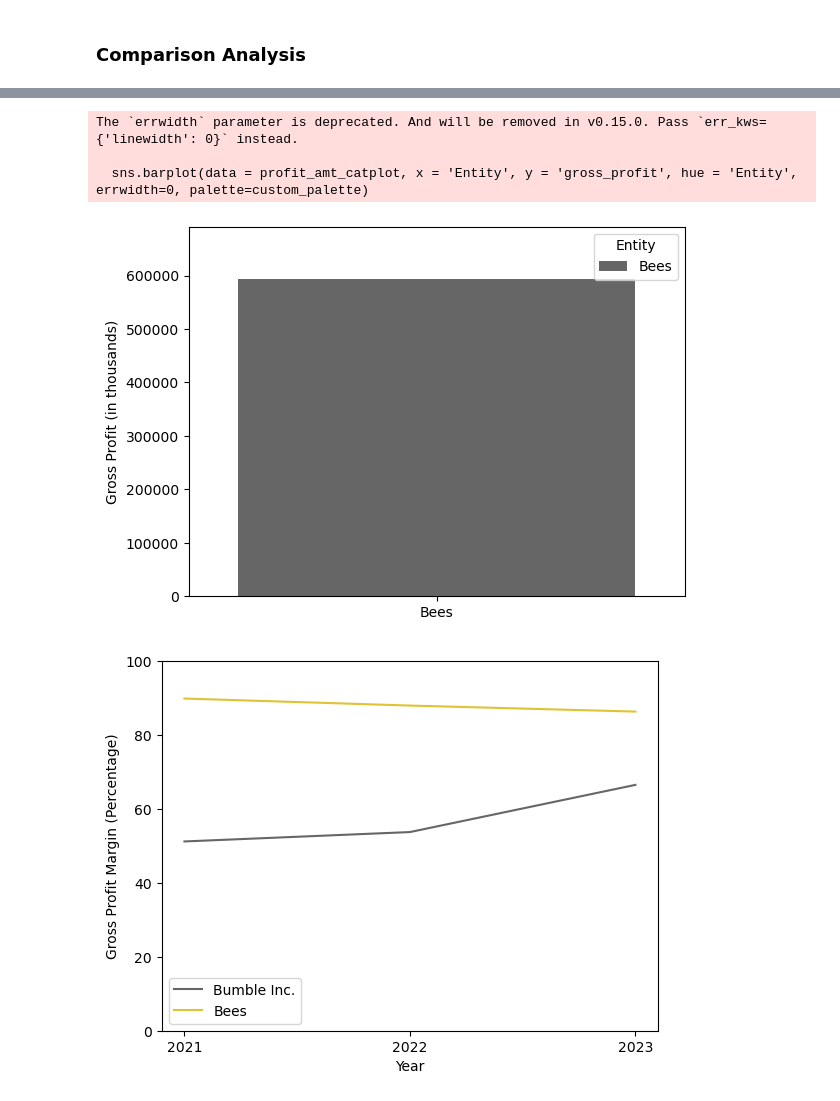
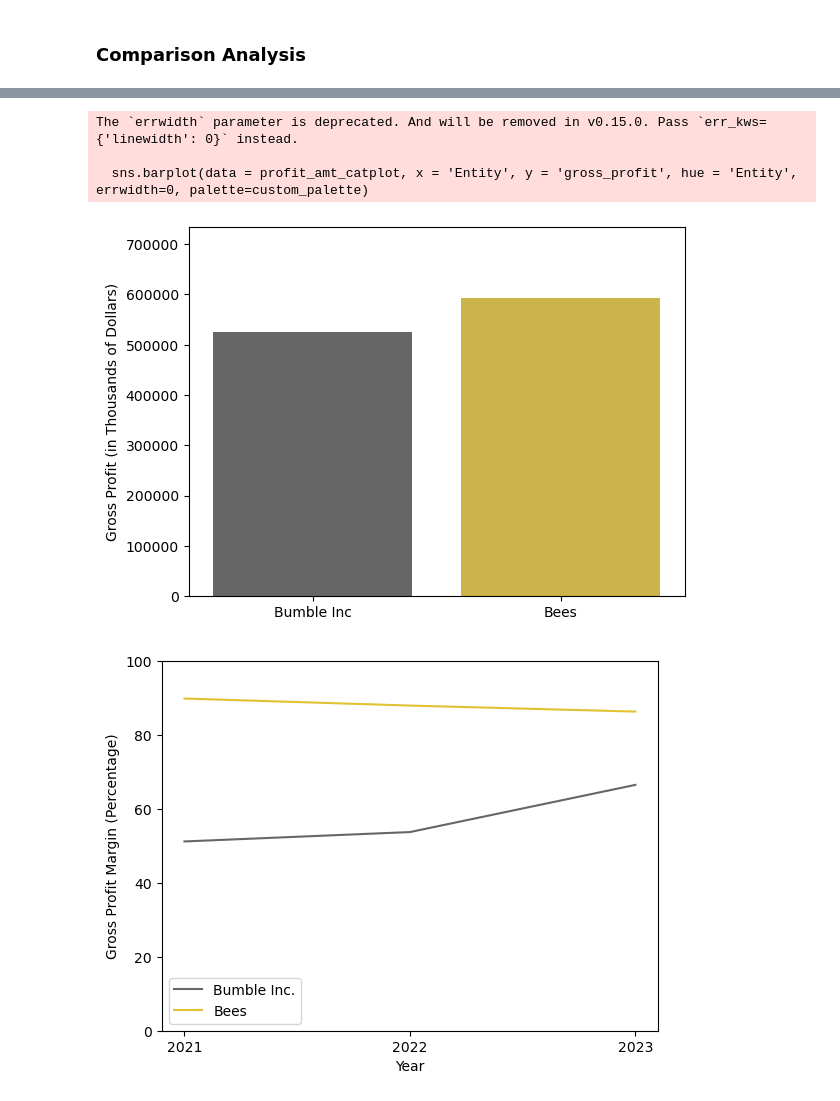
Before and after one commit to aubreepiep/bumble-vs-honeybees, a Jupyter notebook: notebooks/Capstone.ipynb, the cells around one changed output, grey strips where cells are left out. Cells and saved outputs as stored; diff of their text form; code cells hidden in the pictures.

```diff
--- a/notebooks/Capstone.ipynb
+++ b/notebooks/Capstone.ipynb
@@ -308,11 +308,11 @@ bee_total_rev_yoy_concat = bee_total_rev_yoy
 bee_total_rev_yoy_concat['Entity'] = 'Bees'
 rev_catplot = pd.concat([rev_yoy_concat, bee_total_rev_yoy])
 
-custom_palette = sns.color_palette(["#666666", "#F4EB79", "#E1C233"])
+custom_palette = sns.color_palette(["#666666","#E1C233"])
 sns.catplot(kind = 'bar',data = rev_catplot, x = 'year', y = 'total_revenue', hue = 'Entity', palette=custom_palette )
-plt.ylabel('Revenue (thousands)')
+plt.ylabel('Revenue (Thousands of Dollars)')
 plt.gcf().axes[0].yaxis.get_major_formatter().set_scientific(False)
-plt.xlabel('Year')
+plt.xlabel('Year');
 # %% [output]
 A value is trying to be set on a copy of a slice from a DataFrame.
 Try using .loc[row_indexer,col_indexer] = value instead
@@ -350,12 +356,12 @@ See the caveats in the documentation: https://pandas.pydata.org/pandas-docs/stab
 # %%
 sns.barplot(data = profit_amt_catplot, x = 'Entity', y = 'gross_profit', hue = 'Entity', errwidth=0, palette=custom_palette)
-plt.ylabel ('Gross Profit (in thousands)')
+plt.ylabel ('Gross Profit (in Thousands of Dollars)')
 plt.xlabel('');
 # %% [output]
 The `errwidth` parameter is deprecated. And will be removed in v0.15.0. Pass `err_kws={'linewidth': 0}` instead.
 
   sns.barplot(data = profit_amt_catplot, x = 'Entity', y = 'gross_profit', hue = 'Entity', errwidth=0, palette=custom_palette)
-[figure, old version]
+[figure, new version]
 # %%
 profit_comparison = pd.merge(bee_profit_yoy, bumble_profit_yoy, left_on = 'year', right_on = 'Year')
 profit_comparison
```
Also changed, not shown: parts of 3 cells of this notebook.
